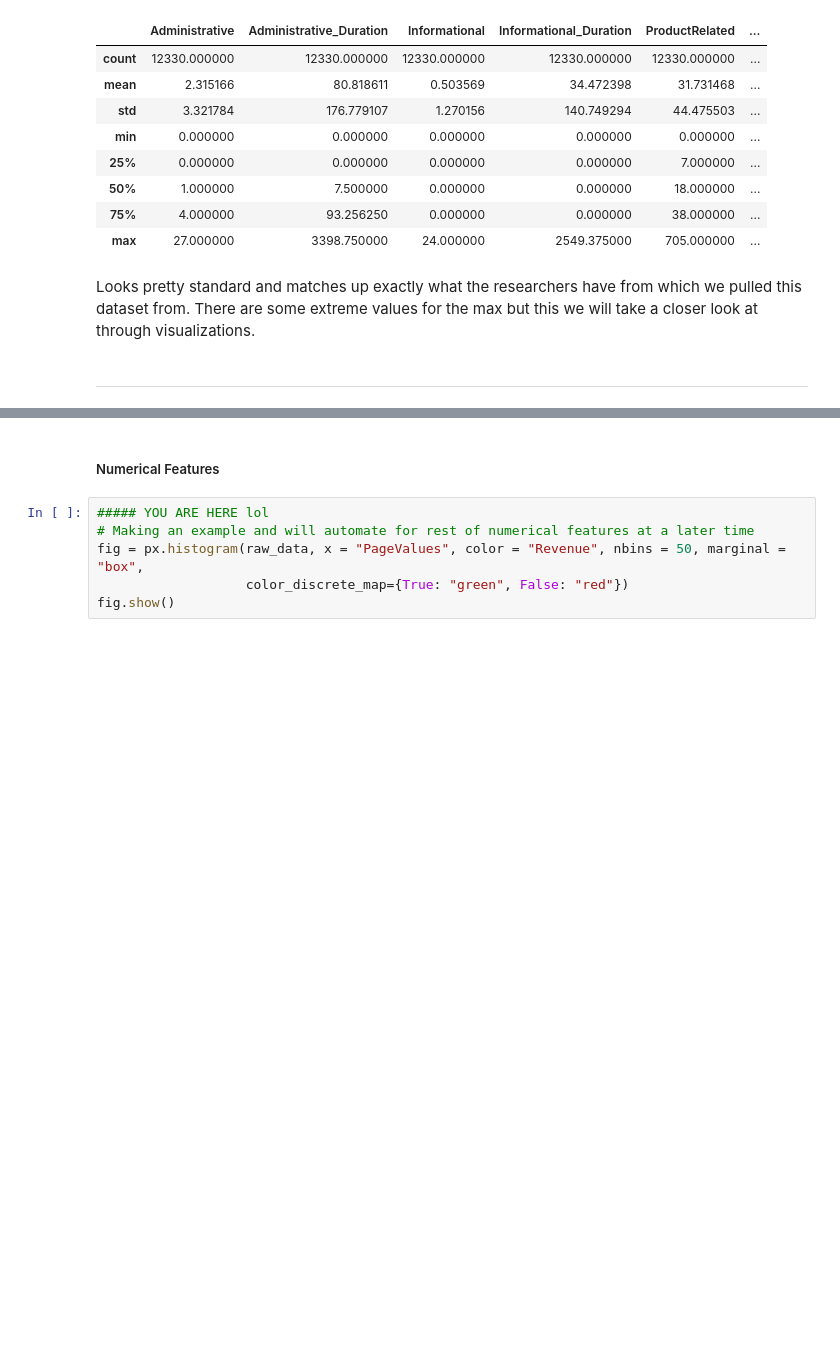
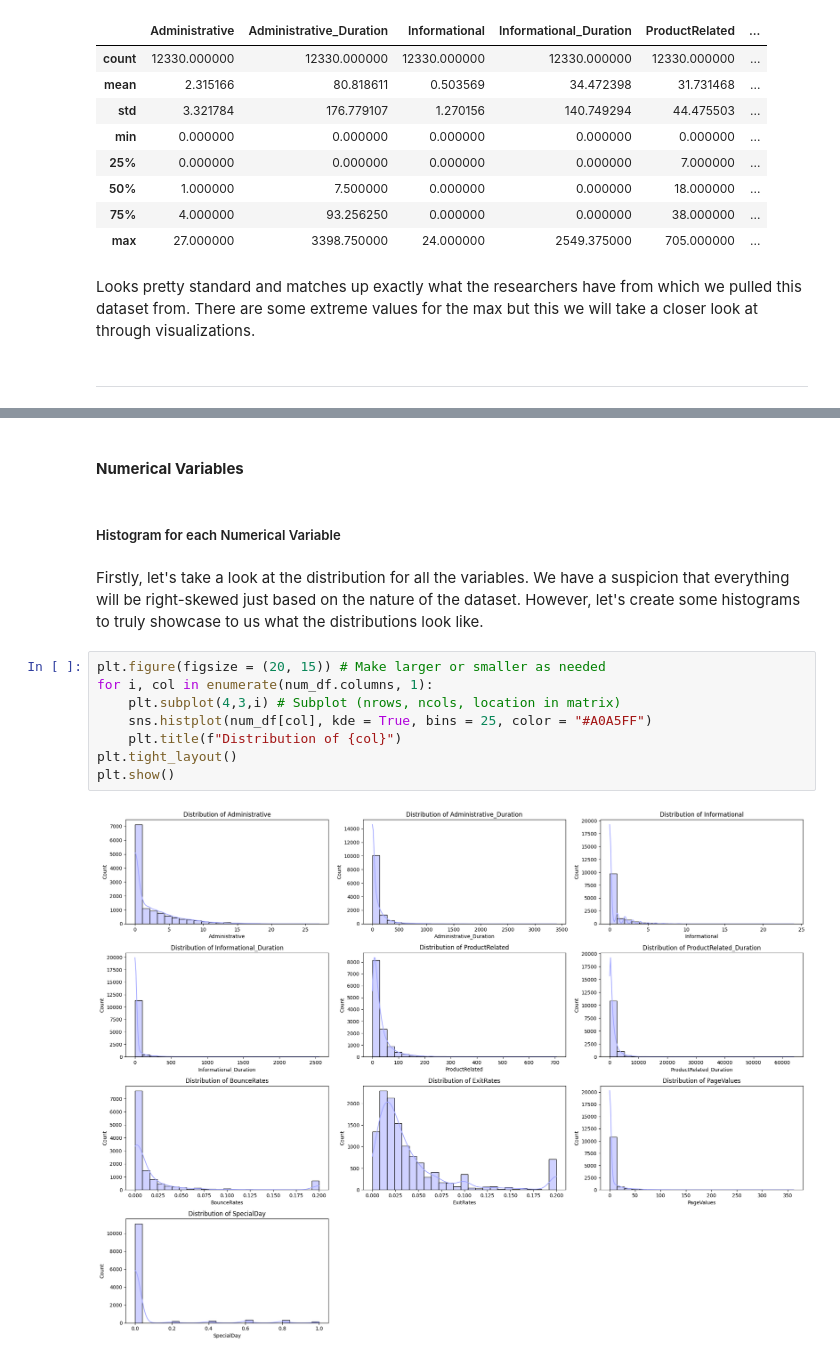
Before and after one commit to jacksonSmall/Shopper-Behavior-Analysis, a Jupyter notebook: EDA.ipynb, the cells around one changed output, grey strips where cells are left out. Drawn from its saved outputs; the diff is of its cells as text; blank space fills up the shorter version.

```diff
--- a/EDA.ipynb
+++ b/EDA.ipynb
@@ -94,8 +127,16 @@ num_df = raw_data.select_dtypes(include=["int64", "float64"])
 # %% [markdown]
-##### Numerical Features
+#### **Numerical Variables**
+# %% [markdown]
+##### Histogram for each Numerical Variable
+# %% [markdown]
+Firstly, let's take a look at the distribution for all the variables. We have a suspicion that everything will be right-skewed just based on the nature of the dataset. However, let's create some histograms to truly showcase to us what the distributions look like.
 # %%
-##### YOU ARE HERE lol
-# Making an example and will automate for rest of numerical features at a later time
-fig = px.histogram(raw_data, x = "PageValues", color = "Revenue", nbins = 50, marginal = "box",
-                   color_discrete_map={True: "green", False: "red"})
-fig.show()
+plt.figure(figsize = (20, 15)) # Make larger or smaller as needed
+for i, col in enumerate(num_df.columns, 1):
+    plt.subplot(4,3,i) # Subplot (nrows, ncols, location in matrix)
+    sns.histplot(num_df[col], kde = True, bins = 25, color = "#A0A5FF")
+    plt.title(f"Distribution of {col}")
+plt.tight_layout()
+plt.show()
+# %% [output]
+[figure, added]
```
Also changed, not shown: parts of 21 cells of this notebook.
